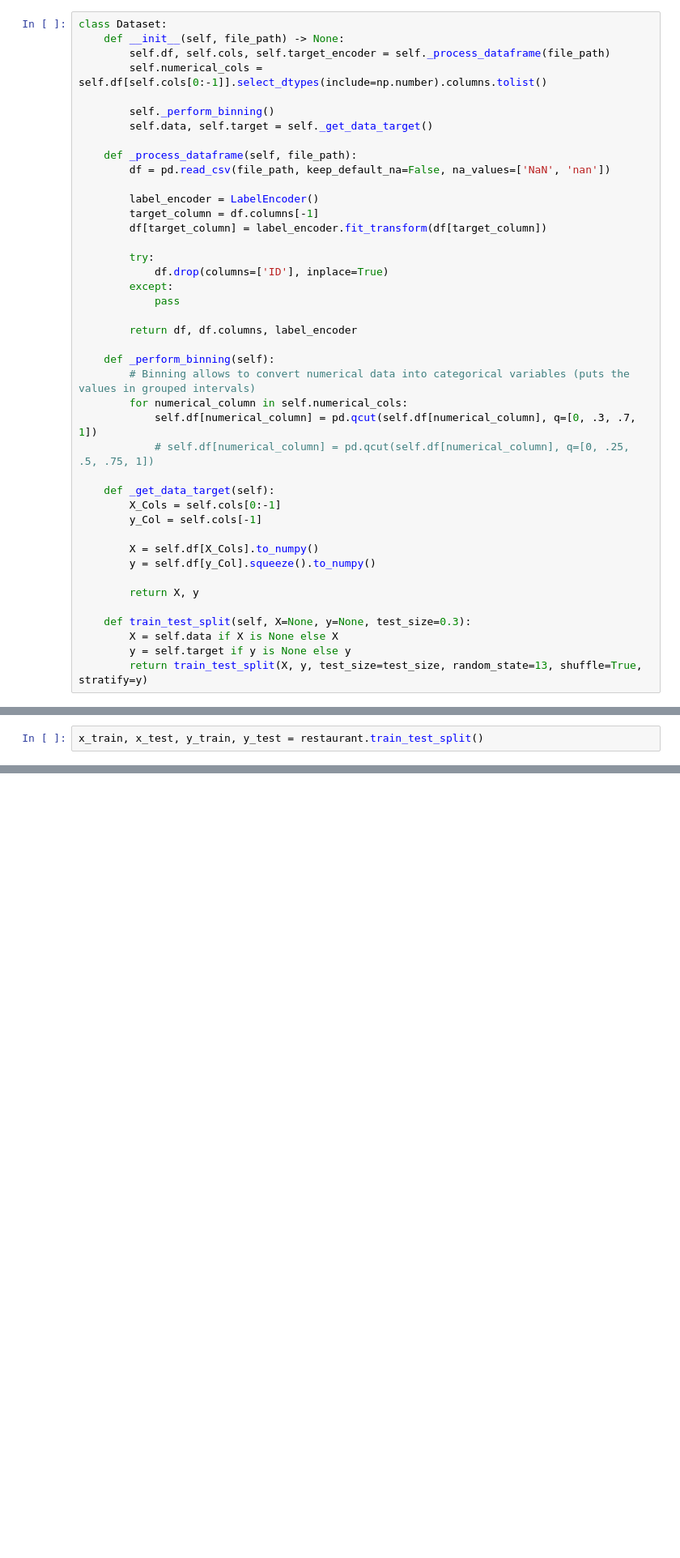
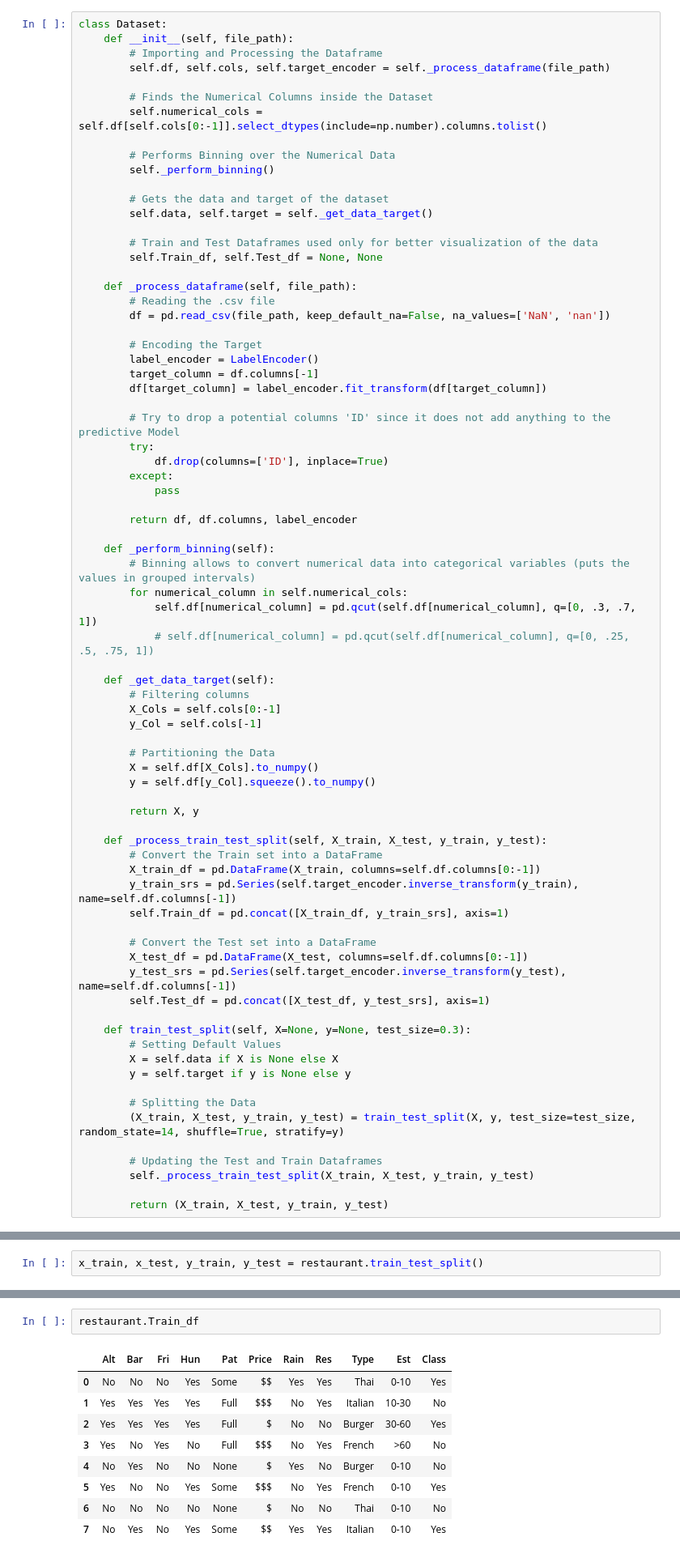
Before and after one commit to EstevesX10/AI-Decision-Trees-ID3, a Jupyter notebook: Decision Trees - ID3/Decision_Trees_ID3.ipynb, the cells around one changed output, grey strips where cells are left out. Shown at 81% size. Saved outputs shown, nothing was run; the diff lists cells and outputs as text; blank space fills up the shorter version.

Commit message:
Improved the Dataset Class to store 2 extra dataframes to visualize the train and test partitions

```diff
--- a/Decision Trees - ID3/Decision_Trees_ID3.ipynb
+++ b/Decision Trees - ID3/Decision_Trees_ID3.ipynb
@@ -126,20 +126,32 @@ The autoreload extension is already loaded. To reload it, use:
 </div>
 # %%
 class Dataset:
-    def __init__(self, file_path) -> None:
+    def __init__(self, file_path):
+        # Importing and Processing the Dataframe
         self.df, self.cols, self.target_encoder = self._process_dataframe(file_path)
+
+        # Finds the Numerical Columns inside the Dataset
         self.numerical_cols = self.df[self.cols[0:-1]].select_dtypes(include=np.number).columns.tolist()
 
+        # Performs Binning over the Numerical Data
         self._perform_binning()
+
+        # Gets the data and target of the dataset
         self.data, self.target = self._get_data_target()
 
+        # Train and Test Dataframes used only for better visualization of the data
+        self.Train_df, self.Test_df = None, None
+
     def _process_dataframe(self, file_path):
+        # Reading the .csv file
         df = pd.read_csv(file_path, keep_default_na=False, na_values=['NaN', 'nan'])
 
+        # Encoding the Target
         label_encoder = LabelEncoder()
         target_column = df.columns[-1]
         df[target_column] = label_encoder.fit_transform(df[target_column])
 
+        # Try to drop a potential columns 'ID' since it does not add anything to the predictive Model
         try:
             df.drop(columns=['ID'], inplace=True)
         except:
@@ -154,18 +166,39 @@ class Dataset:
             # self.df[numerical_column] = pd.qcut(self.df[numerical_column], q=[0, .25, .5, .75, 1])
 
     def _get_data_target(self):
+        # Filtering columns
         X_Cols = self.cols[0:-1]
         y_Col = self.cols[-1]
 
+        # Partitioning the Data
         X = self.df[X_Cols].to_numpy()
         y = self.df[y_Col].squeeze().to_numpy()
 
         return X, y
 
+    def _process_train_test_split(self, X_train, X_test, y_train, y_test):
+        # Convert the Train set into a DataFrame
+        X_train_df = pd.DataFrame(X_train, columns=self.df.columns[0:-1])
+        y_train_srs = pd.Series(self.target_encoder.inverse_transform(y_train), name=self.df.columns[-1])
+        self.Train_df = pd.concat([X_train_df, y_train_srs], axis=1)
+
+        # Convert the Test set into a DataFrame
+        X_test_df = pd.DataFrame(X_test, columns=self.df.columns[0:-1])
+        y_test_srs = pd.Series(self.target_encoder.inverse_transform(y_test), name=self.df.columns[-1])
+        self.Test_df = pd.concat([X_test_df, y_test_srs], axis=1)
+
     def train_test_split(self, X=None, y=None, test_size=0.3):
+        # Setting Default Values
         X = self.data if X is None else X
         y = self.target if y is None else y
-        return train_test_split(X, y, test_size=test_size, random_state=13, shuffle=True, stratify=y)
+
+        # Splitting the Data
+        (X_train, X_test, y_train, y_test) = train_test_split(X, y, test_size=test_size, random_state=14, shuffle=True, stratify=y)
+
+        # Updating the Test and Train Dataframes
+        self._process_train_test_split(X_train, X_test, y_train, y_test)
+
+        return (X_train, X_test, y_train, y_test)
 # %% [markdown]
 <div align="center">
 
@@ -478,3 +545,15 @@ array([0, 1, 1, 0])
+# %%
+restaurant.Train_df
+# %% [output]
+|  | Alt | Bar | Fri | Hun | Pat | Price | Rain | Res | Type | Est | Class |
+| 0 | No | No | No | Yes | Some | $$ | Yes | Yes | Thai | 0-10 | Yes |
+| 1 | Yes | Yes | Yes | Yes | Full | $$$ | No | Yes | Italian | 10-30 | No |
+| 2 | Yes | Yes | Yes | Yes | Full | $ | No | No | Burger | 30-60 | Yes |
+| 3 | Yes | No | Yes | No | Full | $$$ | No | Yes | French | >60 | No |
+| 4 | No | Yes | No | No | None | $ | Yes | No | Burger | 0-10 | No |
+| 5 | Yes | No | No | Yes | Some | $$$ | No | Yes | French | 0-10 | Yes |
+| 6 | No | No | No | No | None | $ | No | No | Thai | 0-10 | No |
+| 7 | No | Yes | No | Yes | Some | $$ | Yes | Yes | Italian | 0-10 | Yes |
 # %%
 # Teste
 y_pred = dt.predict(x_test)
```
Also changed, not shown: parts of 15 cells of this notebook, 1 other file.
